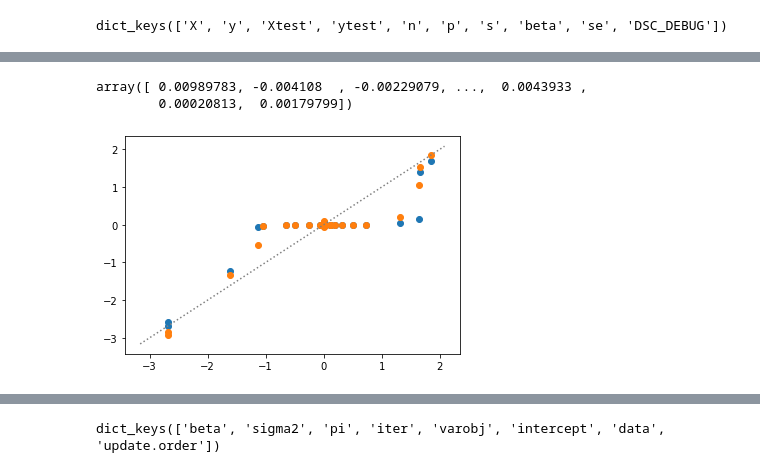
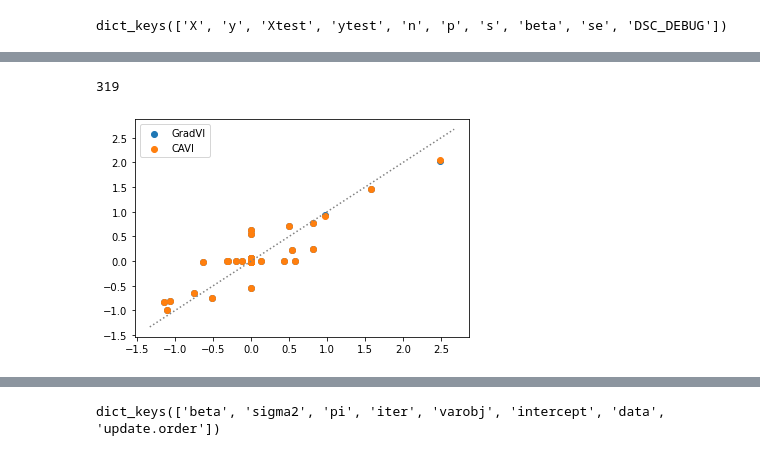
Before and after one commit to banskt/gradvi-experiments, a Jupyter notebook: analysis/dsc_output_gradvi_compound.ipynb, the cells around one changed output, grey strips where cells are left out. Saved outputs shown, nothing was run; the diff lists cells and outputs as text; code cells hidden in the pictures.

```diff
--- a/analysis/dsc_output_gradvi_compound.ipynb
+++ b/analysis/dsc_output_gradvi_compound.ipynb
@@ -77,9 +74,9 @@ df_cavi['fit.output.file'].iloc[0]
 # %%
-_resfile = os.path.join(dsc_output, f"{df_gv['fit.output.file'].iloc[0]}.pkl")
+_resfile = os.path.join(dsc_output, f"{df_gv['fit.output.file'].iloc[idx]}.pkl")
 res = dsc_io.load_dsc(_resfile)
 
-_resfile_cavi = os.path.join(dsc_output, f"{df_cavi['fit.output.file'].iloc[0]}.rds")
+_resfile_cavi = os.path.join(dsc_output, f"{df_cavi['fit.output.file'].iloc[idx]}.rds")
 res_cavi = dsc_io.load_dsc(_resfile_cavi)
 
-_datafile = os.path.join(dsc_output, f"{df_gv['simulate.output.file'].iloc[0]}.pkl")
+_datafile = os.path.join(dsc_output, f"{df_gv['simulate.output.file'].iloc[idx]}.pkl")
 data = dsc_io.load_dsc(_datafile)
@@ -125,0 +135,4 @@ from gradvi.inference import LinearRegression
+# %%
+prior = fit_gradvi.get_ash_scaled(sparsity = None, ncomp = 20, skbase = 2.0)
+# %%
+gv1 = LinearRegression(debug = True)
@@ -126,4 +146,3 @@ from gradvi.inference import LinearRegression
 # %%
-prior = fit_gradvi.get_ash(sparsity = 0)
-gv1 = LinearRegression()
 gv1.fit(data['X'], data['y'], prior)
+#print(gv1.residual_var)
@@ -130,14 +167,14 @@ gv1.fit(data['X'], data['y'], prior)
-# %%
-gv1.coef
-# %% [output]
-array([ 0.00989783, -0.004108  , -0.00229079, ...,  0.0043933 ,
-        0.00020813,  0.00179799])
+# %%
+gv1.niter
+# %% [output]
+319
 # %%
 fig = plt.figure()
 ax1 = fig.add_subplot(111)
-ax1.scatter(data['beta'], gv1.coef)
-ax1.scatter(data['beta'], np.squeeze(res_cavi['beta_est']))
+ax1.scatter(data['beta'], gv1.coef, label = 'GradVI')
+ax1.scatter(data['beta'], np.squeeze(res_cavi['beta_est']), label = 'CAVI')
+ax1.legend()
 mpl_utils.plot_diag(ax1)
 plt.show()
 # %% [output]
-[figure, old version]
+[figure, new version]
```
Also changed, not shown: parts of 34 cells of this notebook, 2 other files.
